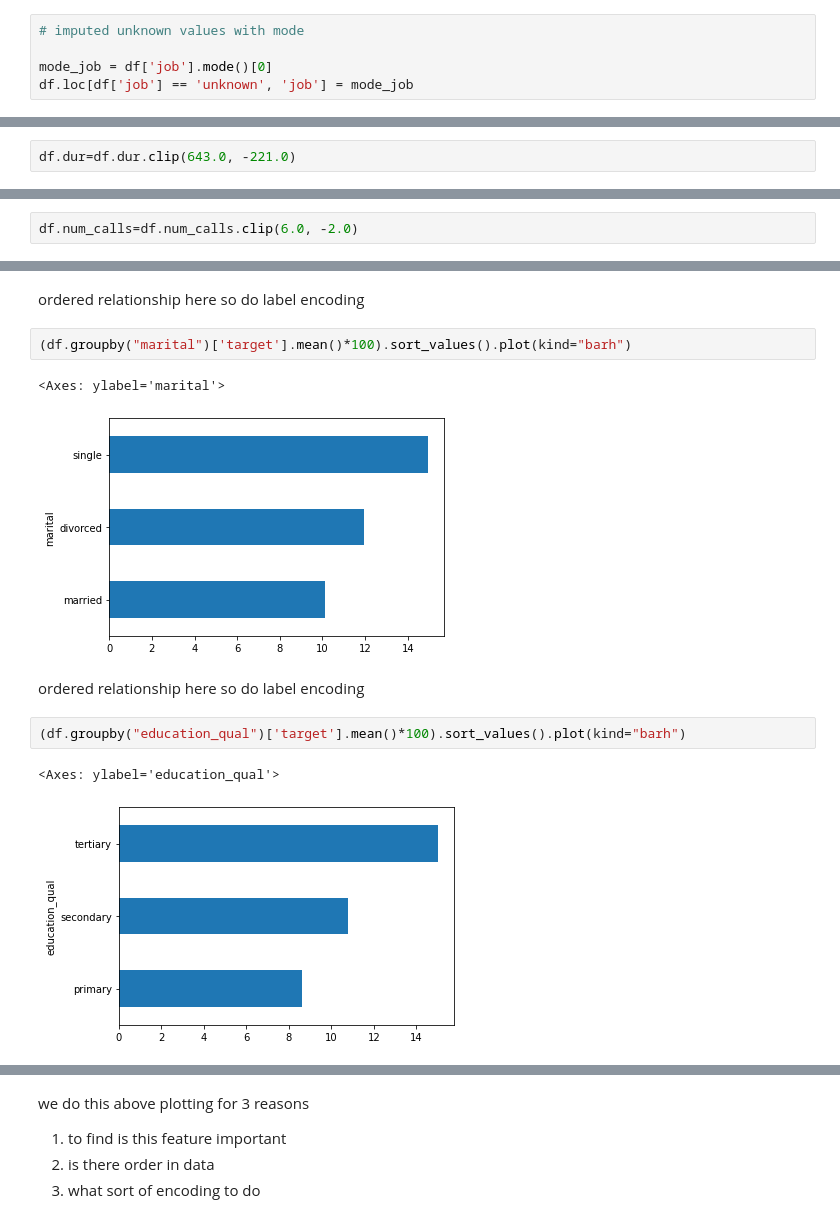
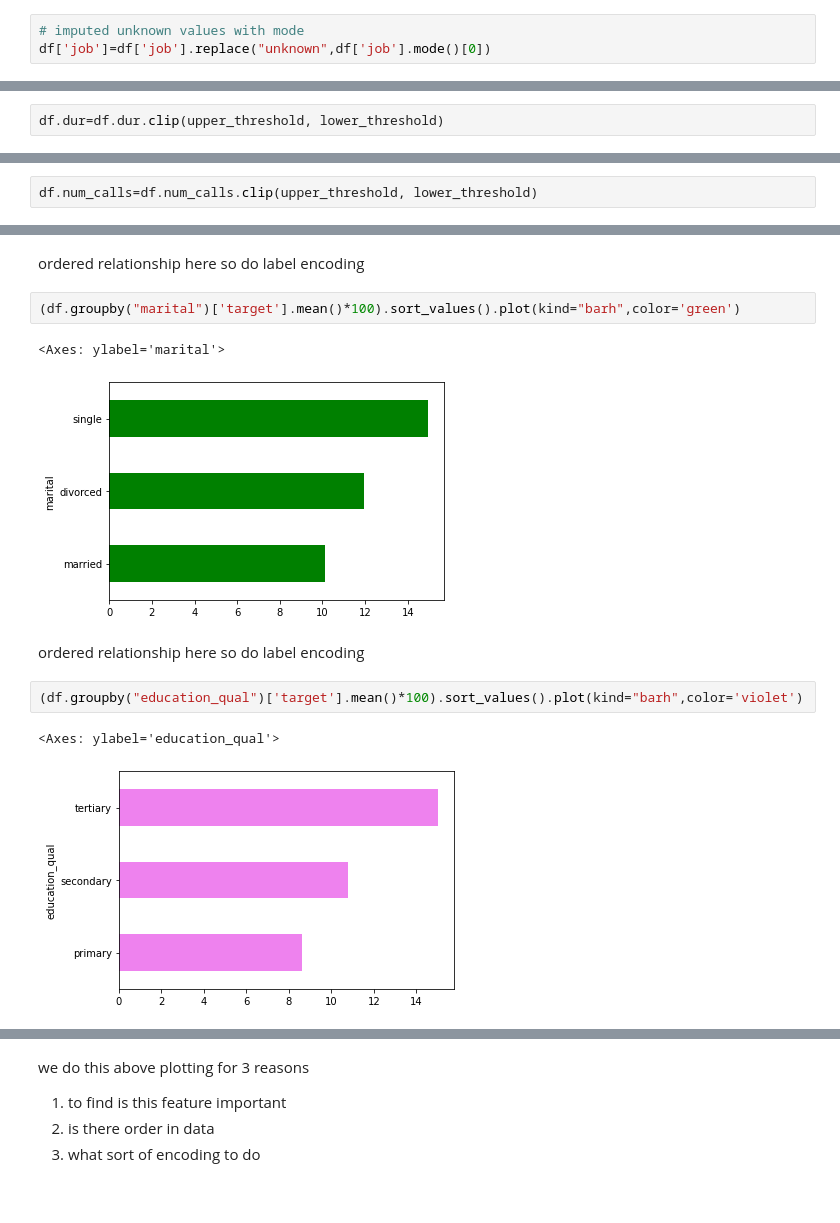
Before and after one commit to SAMMOSES26/projects, a Jupyter notebook: customer_conversion_prediction.ipynb, the cells around one changed output, grey strips where cells are left out. Saved outputs shown, nothing was run; the diff lists cells and outputs as text.

```diff
--- a/customer_conversion_prediction.ipynb
+++ b/customer_conversion_prediction.ipynb
@@ -97,9 +97,7 @@ Name: job, dtype: int64
 mode imputation for unknown column
 # %%
 # imputed unknown values with mode
-
-mode_job = df['job'].mode()[0]
-df.loc[df['job'] == 'unknown', 'job'] = mode_job
+df['job']=df['job'].replace("unknown",df['job'].mode()[0])
 # %%
 df['job'].value_counts()
 # %% [output]
@@ -256,7 +203,7 @@ upper_threshold,lower_threshold
 # %% [output]
 (643.0, -221.0)
 # %%
-df.dur=df.dur.clip(643.0, -221.0)
+df.dur=df.dur.clip(upper_threshold, lower_threshold)
 # %%
 iqr=df['num_calls'].quantile(0.75) - df['num_calls'].quantile(0.25)
 upper_threshold=df['num_calls'].quantile(0.75) + (1.5 * iqr)
@@ -265,7 +212,7 @@ upper_threshold,lower_threshold
 # %% [output]
 (6.0, -2.0)
 # %%
-df.num_calls=df.num_calls.clip(6.0, -2.0)
+df.num_calls=df.num_calls.clip(upper_threshold, lower_threshold)
 # %%
 df.describe()
 # %% [output]
@@ -399,15 +346,15 @@ bar.tick_params(axis="x" ,rotation=90)
 # %% [markdown]
 ordered relationship here so do label encoding
 # %%
-(df.groupby("marital")['target'].mean()*100).sort_values().plot(kind="barh")
+(df.groupby("marital")['target'].mean()*100).sort_values().plot(kind="barh",color='green')
 # %% [output]
 <Axes: ylabel='marital'>
-[figure, old version]
+[figure, new version]
 # %% [markdown]
 ordered relationship here so do label encoding
 # %%
-(df.groupby("education_qual")['target'].mean()*100).sort_values().plot(kind="barh")
+(df.groupby("education_qual")['target'].mean()*100).sort_values().plot(kind="barh",color='violet')
 # %% [output]
 <Axes: ylabel='education_qual'>
-[figure, old version]
+[figure, new version]
 # %%
```
Also changed, not shown: parts of 37 cells of this notebook.
